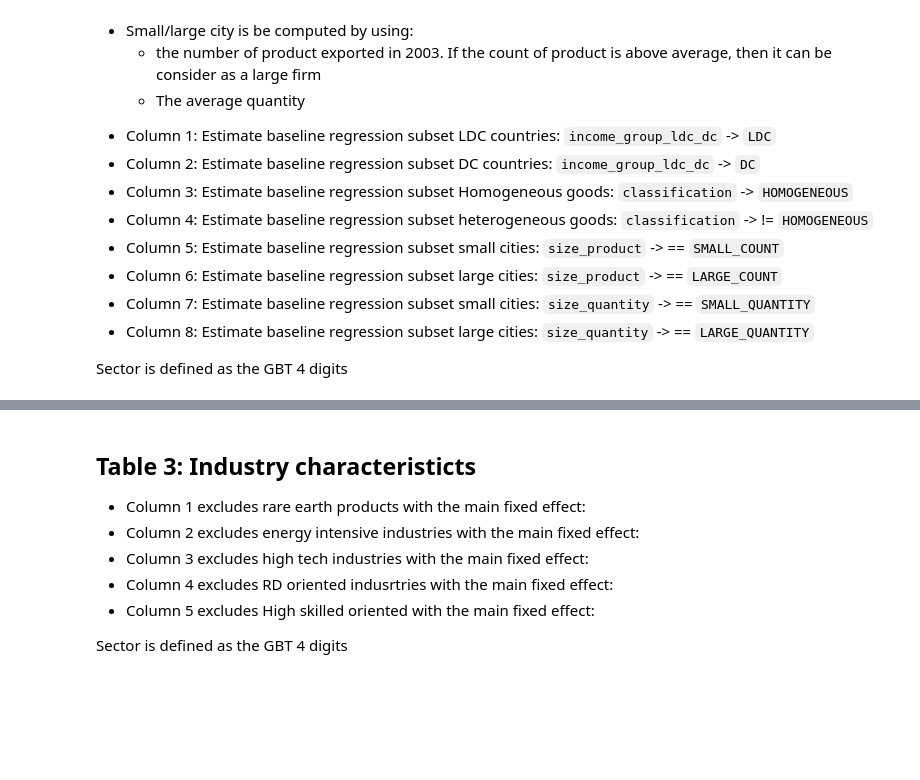
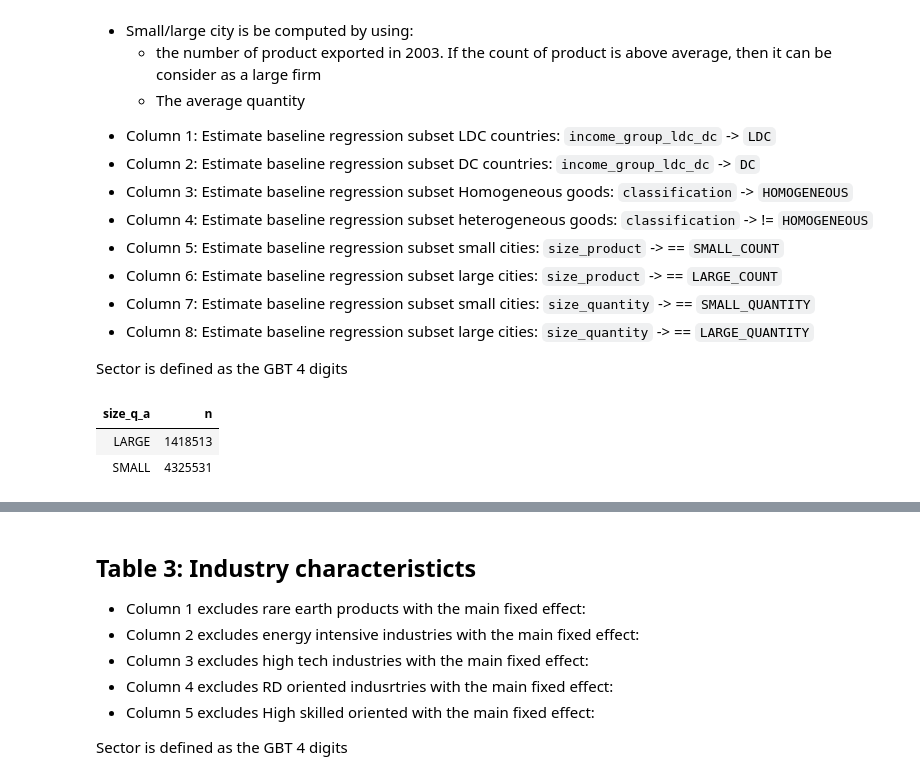
Before and after one commit to thomaspernet/VAT_rebate_quality_china, a Jupyter notebook: 02_data_analysis/01_model_estimation/01_baseline_tables/00_baseline_vat_quality.ipynb, the cells around one changed output, grey strips where cells are left out. Drawn from its saved outputs; the diff is of its cells as text; code cells hidden in the pictures; blank space fills up the shorter version.

```diff
--- a/02_data_analysis/01_model_estimation/01_baseline_tables/00_baseline_vat_quality.ipynb
+++ b/02_data_analysis/01_model_estimation/01_baseline_tables/00_baseline_vat_quality.ipynb
@@ -745,6 +807,48 @@ if os.path.exists(folder) == False:
 #for ext in ['.txt', '.tex', '.pdf']:
 #    x = [a for a in os.listdir(folder) if a.endswith(ext)]
 #    [os.remove(os.path.join(folder, i)) for i in x]
+# %%
+temp <- df_final %>%
+filter(year == "2003") %>%
+#group_by(year, geocode4_corr, hs2) %>%
+group_by(geocode4_corr, hs4) %>%
+summarize(sum_quantity = sum(quantity), sum_value = sum(value)) %>%
+ungroup %>%
+group_by(geocode4_corr) %>%
+mutate(
+    national_avg_q = mean(sum_quantity),
+    national_m_q = median(sum_quantity),
+    national_d_q =quantile(sum_quantity,probs = .75),
+    national_avg_v = mean(sum_value),
+    national_m_v = median(sum_value),
+    national_d_v =quantile(sum_value,probs = .75),
+    size_q_a = ifelse(sum_quantity > national_avg_q, 'LARGE', 'SMALL'),
+    size_q_md = ifelse(sum_quantity > national_m_q, 'LARGE', 'SMALL'),
+    size_q_d = ifelse(sum_quantity > national_d_q, 'LARGE', 'SMALL'),
+    size_v_a = ifelse(sum_value > national_avg_v, 'LARGE', 'SMALL'),
+    size_v_md = ifelse(sum_value > national_m_v, 'LARGE', 'SMALL'),
+    size_v_d = ifelse(sum_value > national_d_v, 'LARGE', 'SMALL')
+) %>%
+right_join(df_final, by = c(
+    #'year',
+    'geocode4_corr',
+    #"hs2",
+    "hs4"
+)) %>%
+mutate(
+    size_q_a = replace_na(size_q_a, "SMALL"),
+    size_q_md = replace_na(size_q_md, "SMALL"),
+    size_q_d = replace_na(size_q_d, "SMALL"),
+    size_v_a = replace_na(size_v_a, "SMALL"),
+    size_v_md = replace_na(size_v_md, "SMALL"),
+    size_v_d = replace_na(size_v_d, "SMALL")
+)
+# %%
+temp %>% group_by(size_q_a) %>% count()
+# %% [output]
+| size_q_a | n |
+| LARGE | 1418513 |
+| SMALL | 4325531 |
 # %%
 %get path table
 #### COUNTRIES
```
Also changed, not shown: parts of 6 cells of this notebook, 1 other file.
